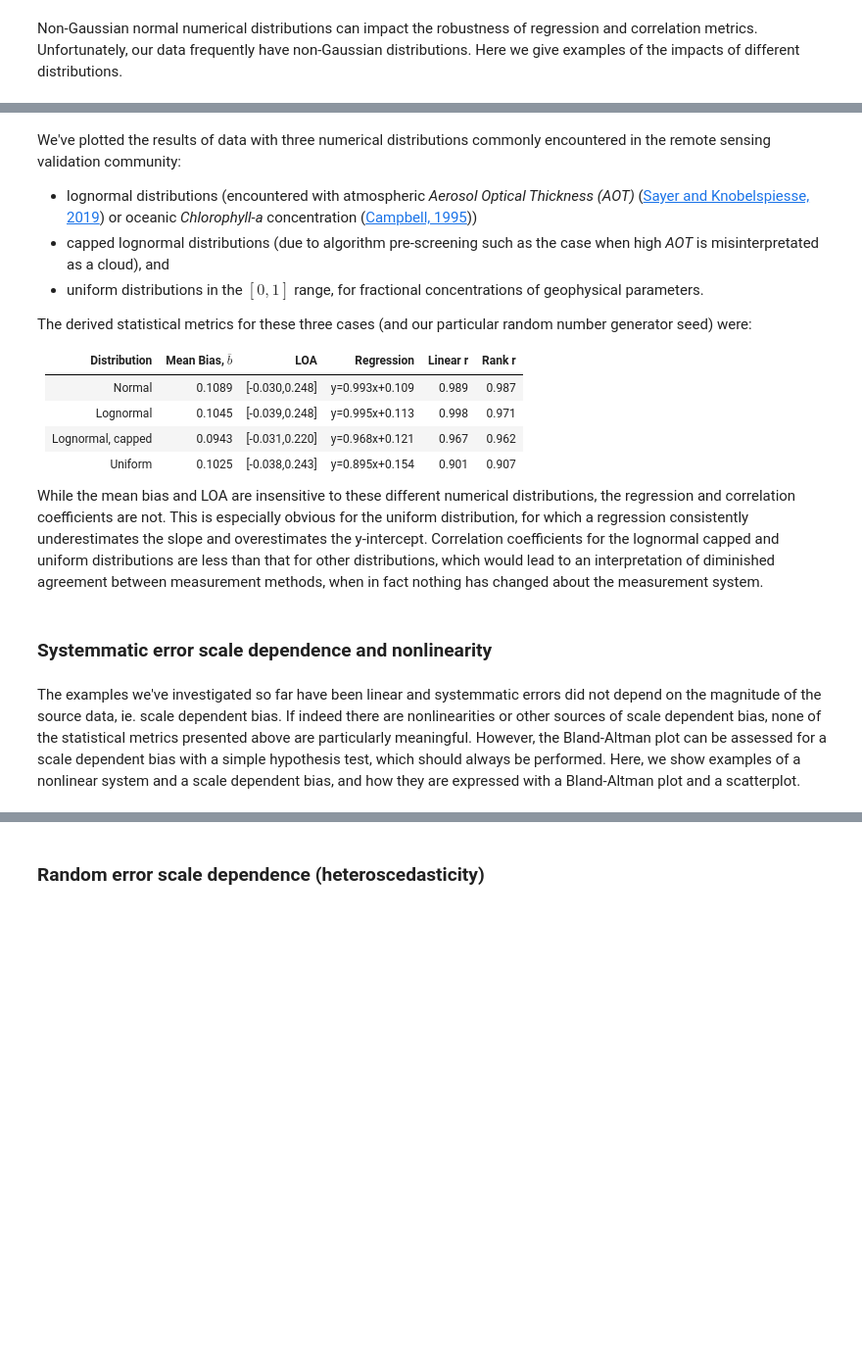
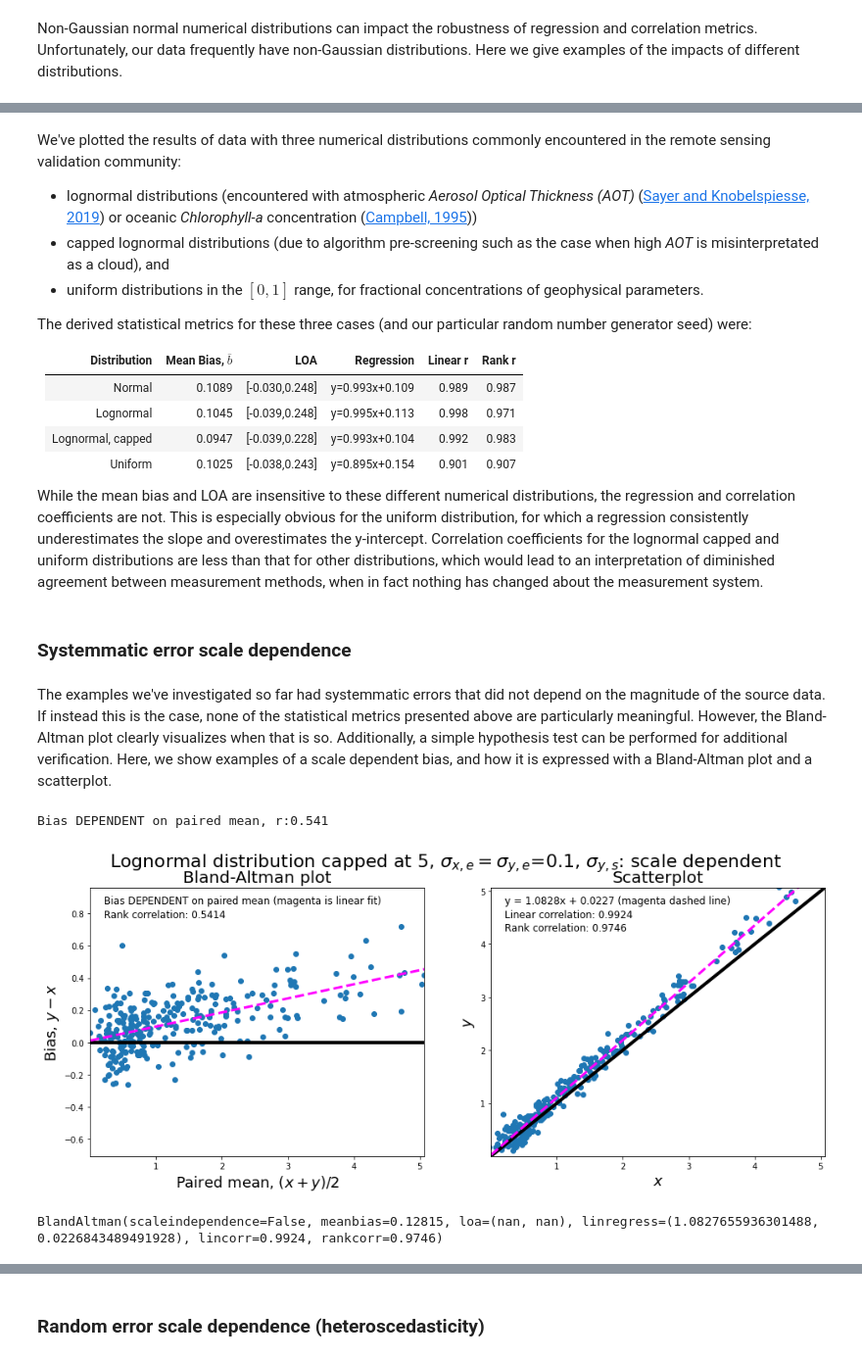
Before and after one commit to knobelsp/BlandAltman, a Jupyter notebook: BlandAltman.ipynb, the cells around one changed output, grey strips where cells are left out. Shown: that part at 98% size. Drawn from its saved outputs; the diff is of its cells as text; code cells hidden in the pictures; blank space fills up the shorter version.

```diff
--- a/BlandAltman.ipynb
+++ b/BlandAltman.ipynb
@@ -329,11 +352,34 @@ Distribution | Mean Bias, $\bar{b}$ | LOA            | Regression | Linear r  |
 -------------|-----------|----------------|------------|-----------|-------
 Normal       | 0.1089    | [-0.030,0.248] | y=0.993x+0.109 | 0.989 | 0.987
 Lognormal    | 0.1045    | [-0.039,0.248] | y=0.995x+0.113 | 0.998 | 0.971
-Lognormal, capped| 0.0943    | [-0.031,0.220] | y=0.968x+0.121 | 0.967 | 0.962
+Lognormal, capped| 0.0947    | [-0.039,0.228] | y=0.993x+0.104 | 0.992 | 0.983
 Uniform      | 0.1025    | [-0.038,0.243] | y=0.895x+0.154 | 0.901 | 0.907
 
 While the mean bias and LOA are insensitive to these different numerical distributions, the regression and correlation coefficients are not. This is especially obvious for the uniform distribution, for which a regression consistently underestimates the slope and overestimates the y-intercept. Correlation coefficients for the lognormal capped and uniform distributions are less than that for other distributions, which would lead to an interpretation of diminished agreement between measurement methods, when in fact nothing has changed about the measurement system.
 # %% [markdown]
-### Systemmatic error scale dependence and nonlinearity
+### Systemmatic error scale dependence
 # %% [markdown]
-The examples we've investigated so far have been linear and systemmatic errors did not depend on the magnitude of the source data, ie. scale dependent bias. If indeed there are nonlinearities or other sources of scale dependent bias, none of the statistical metrics presented above are particularly meaningful. However, the Bland-Altman plot can be assessed for a scale dependent bias with a simple hypothesis test, which should always be performed. Here, we show examples of a nonlinear system and a scale dependent bias, and how they are expressed with a Bland-Altman plot and a scatterplot.
+The examples we've investigated so far had systemmatic errors that did not depend on the magnitude of the source data. If instead this is the case, none of the statistical metrics presented above are particularly meaningful. However, the Bland-Altman plot clearly visualizes when that is so. Additionally, a simple hypothesis test can be performed for additional verification. Here, we show examples of a scale dependent bias, and how it is expressed with a Bland-Altman plot and a scatterplot.
+# %%
+leng=300
+#source=np.random.standard_normal(size=(leng)) #this is the true value
+
+
+source=np.random.lognormal(0.1,1,size=(leng)) #this is the true value
+source=source[source <=5] #cap source data at 3
+leng=len(source)
+
+random_error=0.1 #set a random error of 10% as wide as a standard normal distribution
+
+xx_error_rand=random_error*np.random.standard_normal(size=(leng)) #generate random error for measurement x
+xx= source + xx_error_rand #x is the true value (source) plus errors
+
+yy_error_rand=random_error*np.random.standard_normal(size=(leng)) #generate random error for measurement x
+yy_error_syst= 0.1 * source #systemmatic error for measurement y
+yy= source + yy_error_rand + yy_error_syst #y is the true value (source) plus  errors
+
+ba_lognormcap_scalebias=plot_BAvsScat(xx,yy,label='Lognormal distribution capped at 5, $\sigma_{x,e}=\sigma_{y,e}$=0.1, $\sigma_{y,s}$: scale dependent',scat=1)
+# %% [output]
+Bias DEPENDENT on paired mean, r:0.541
+[figure, added]
+BlandAltman(scaleindependence=False, meanbias=0.12815, loa=(nan, nan), linregress=(1.0827655936301488, 0.0226843489491928), lincorr=0.9924, rankcorr=0.9746)
```
Also changed, not shown: parts of 11 cells of this notebook.
